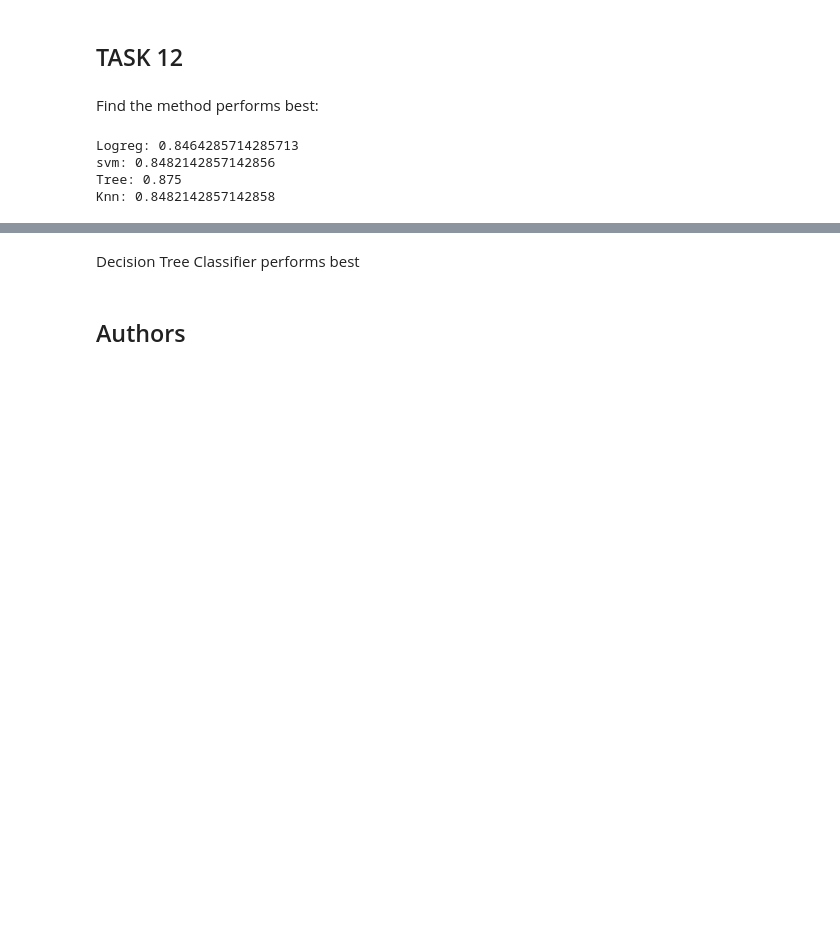
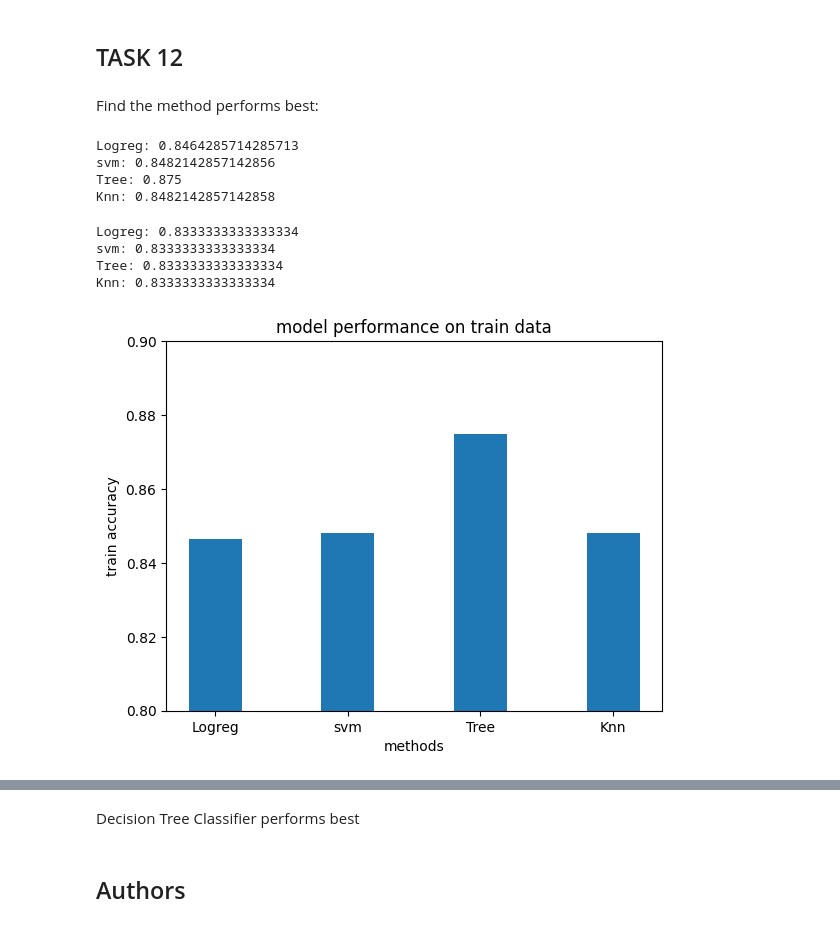
Before and after one commit to samalkapiy/IBM_Applied_Data_Science_capstone, a Jupyter notebook: SpaceX-Machine-Learning-Prediction-Part-5-v1.ipynb, the cells around one changed output, grey strips where cells are left out. Saved outputs shown, nothing was run; the diff lists cells and outputs as text; code cells hidden in the pictures; blank space fills up the shorter version.

```diff
--- a/SpaceX-Machine-Learning-Prediction-Part-5-v1.ipynb
+++ b/SpaceX-Machine-Learning-Prediction-Part-5-v1.ipynb
@@ -383,3 +386,22 @@ Logreg: 0.8464285714285713
 svm: 0.8482142857142856
 Tree: 0.875
 Knn: 0.8482142857142858
+# %%
+#accs_test = [acc_logreg_test_data, acc_svm_test_data, acc_tree_test_data, acc_knn_test_data]
+for i in range(len(methods)):
+    print(methods[i]+':',accs_test[i])
+# %% [output]
+Logreg: 0.8333333333333334
+svm: 0.8333333333333334
+Tree: 0.8333333333333334
+Knn: 0.8333333333333334
+# %%
+# making a bar plot
+plt.bar(methods, accs_train, width = 0.4)
+plt.xlabel('methods')
+plt.ylabel('train accuracy')
+plt.ylim(0.8,0.9)
+plt.title('model performance on train data')
+plt.savefig('train_accuracy.png')
+# %% [output]
+[figure, added]
```
Also changed, not shown: parts of 13 cells of this notebook.
